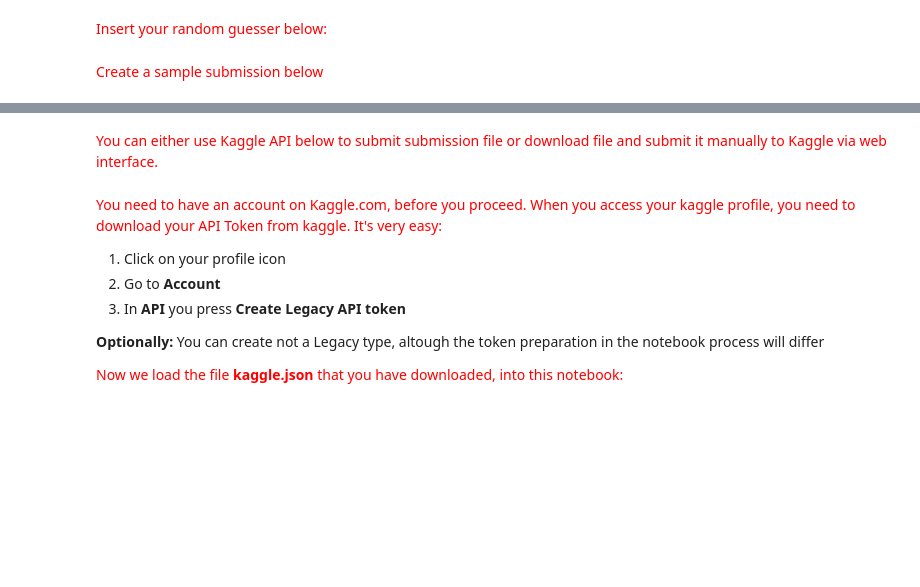
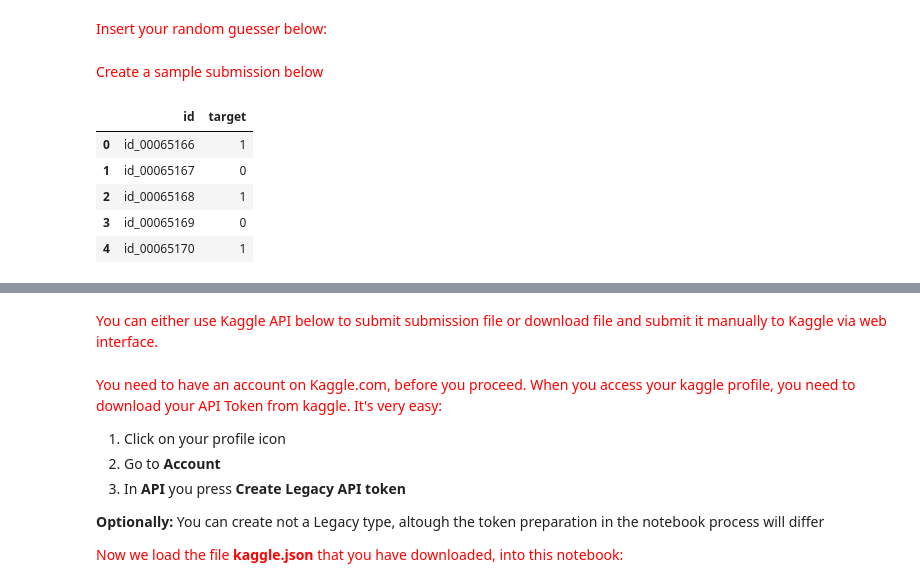
Before and after one commit to zakhar-guzii/ML_HW5, a Jupyter notebook: 5_Ensemblelearning_HW.ipynb, the cells around one changed output, grey strips where cells are left out. Cells and saved outputs as stored; diff of their text form; code cells hidden in the pictures; blank space fills up the shorter version.

```diff
--- a/5_Ensemblelearning_HW.ipynb
+++ b/5_Ensemblelearning_HW.ipynb
@@ -420,0 +470,20 @@ files.upload();
+# %%
+##### YOUR CODE STARTS #####
+submission = test[['id']].copy()
+submission['target'] = predictions.astype(int)
+
+display(submission.head())
+
+SPLIT_DIR = Path('.')
+output_path = SPLIT_DIR / 'submission_from_notebook.csv'
+submission.to_csv(output_path, index=False)
+
+!kaggle competitions submit -c ml-kse-2026 -f submission_from_notebook.csv -m "Random guesser submission"
+##### YOUR CODE ENDS #####
+# %% [output]
+|  | id | target |
+| 0 | id_00065166 | 1 |
+| 1 | id_00065167 | 0 |
+| 2 | id_00065168 | 1 |
+| 3 | id_00065169 | 0 |
+| 4 | id_00065170 | 1 |
```
Also changed, not shown: parts of 21 cells of this notebook.
